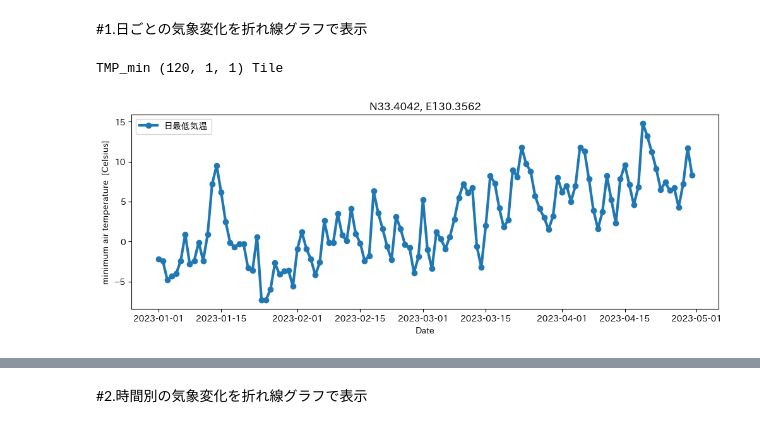
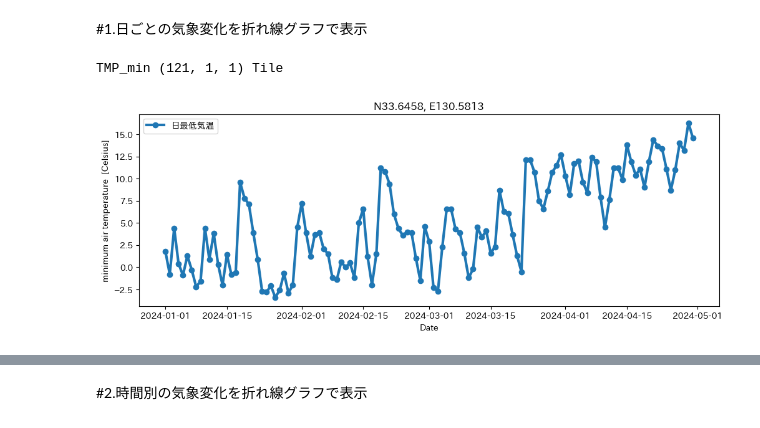
Before and after one commit to 1900690/Agro-Meteorological-Grid-Square-Data, a Jupyter notebook: 1kmメッシュ気象情報.ipynb, the cells around one changed output, grey strips where cells are left out. Saved outputs shown, nothing was run; the diff lists cells and outputs as text; code cells hidden in the pictures.

```diff
--- a/1kmメッシュ気象情報.ipynb
+++ b/1kmメッシュ気象情報.ipynb
@@ -29,8 +5,0 @@ import AMD_Tools4 as amd
-# %%
-# 変数に取得条件を設定
-nani = 'TMP_mea'                         #気象要素の指定。TMP_meaは日平均気温を意味します。
-itsu = ['2024-06-01', '2024-06-03']         #期間の設定。
-doko = [33.2375, 33.2792, 134.1437, 134.1938]    #領域の設定。室戸岬の先端あたりです。
-
-# 設定に基づき気象データを取得
-data, tim, lat, lon = amd.GetMetData(nani, itsu, doko)
@@ -133,15 +103,15 @@ nani = yousokigou[j][1]
 #@markdown ###期間の指定
 
 #@markdown ※26日先までの予測が用意されているのは日平均気温、日最高気温、日最低気温、降水量、日照時間、予報気温の確からしさです。そのほかは９日先までの予測が用意されています
-初め= '2023-01-01' # @param {type:"date"}
-終わり = '2023-04-30' # @param {type:"date"}
+初め= '2024-01-01' # @param {type:"date"}
+終わり = '2024-04-30' # @param {type:"date"}
 itsu= [初め, 終わり]
 
 #@markdown ###位置の指定
 
 #@markdown ※６桁あれば十分
-緯度 = 33.4035 # @param {type:"number"}
-経度 = 130.3624 # @param {type:"number"}
+緯度 = 33.647039671508416 # @param {type:"number"}
+経度 = 130.5822020760591 # @param {type:"number"}
 
 doko= [緯度,緯度,経度,経度]
 
@@ -149,35 +119,35 @@ doko= [緯度,緯度,経度,経度]
 
 #@markdown ※平年値がない値を選択するとエラーになります
 平年値 = False # @param {type:"boolean"}
 cli=平年値
 
 # 設定に基づき気象データを取得
 if cli==True:
   #設定に基づき気象データを取得
   data, tim, lat, lon = amd.GetMetData(nani, itsu, doko)
   Ta = data[:,0,0]     #入れ物の入れ替え(3次元から1次元へ)
   #設定に基づき平年値を取得
   data,tim,lat,lon,nam,uni = amd.GetMetData(nani,itsu,doko,cli=True,namuni=True)  # 戻り値は6個になる
   Tn = data[:,0,0]   #入れ物の入れ替え(3次元から1次元へ)
   amd.linefig(tim, Ta,
       title=f'N{lat[0]:.4f}, E{lon[0]:.4f}',
       ylabel=f'{nam}  [{uni}]',
       llabel=欲しい情報,
       ref=Tn,
       filename="日別"+欲しい情報+str(f'N{lat[0]:.4f}, E{lon[0]:.4f}')+'.png',
       llabelref='平年値')
 else:
   data, tim, lat, lon,nam,uni = amd.GetMetData(nani, itsu, doko,namuni=True)
   Ta = data[:,0,0]     #入れ物の入れ替え(3次元から1次元へ)
   amd.linefig(tim, Ta,
       title=f'N{lat[0]:.4f}, E{lon[0]:.4f}',
       ylabel=f'{nam}  [{uni}]',
       llabel=欲しい情報,
       filename="日別"+欲しい情報+str(f'N{lat[0]:.4f}, E{lon[0]:.4f}')+'.png',
       llabelref='平年値')
 # %% [output]
-TMP_min (120, 1, 1) Tile
+TMP_min (121, 1, 1) Tile
-[figure, old version]
+[figure, new version]
 # %%
 #@title グラフをダウンロード
 files.download("日別"+欲しい情報+str(f'N{lat[0]:.4f}, E{lon[0]:.4f}')+'.png')
```
Also changed, not shown: parts of 3 cells of this notebook.
